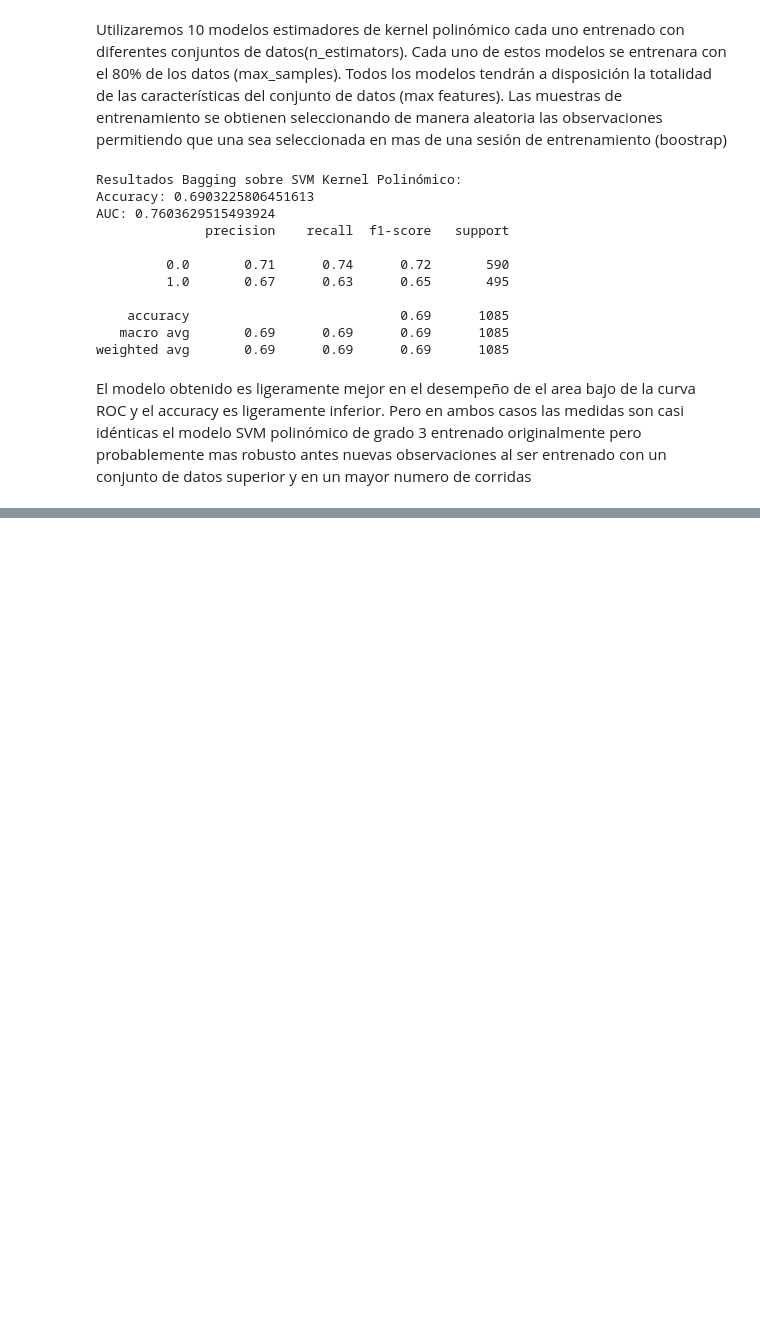
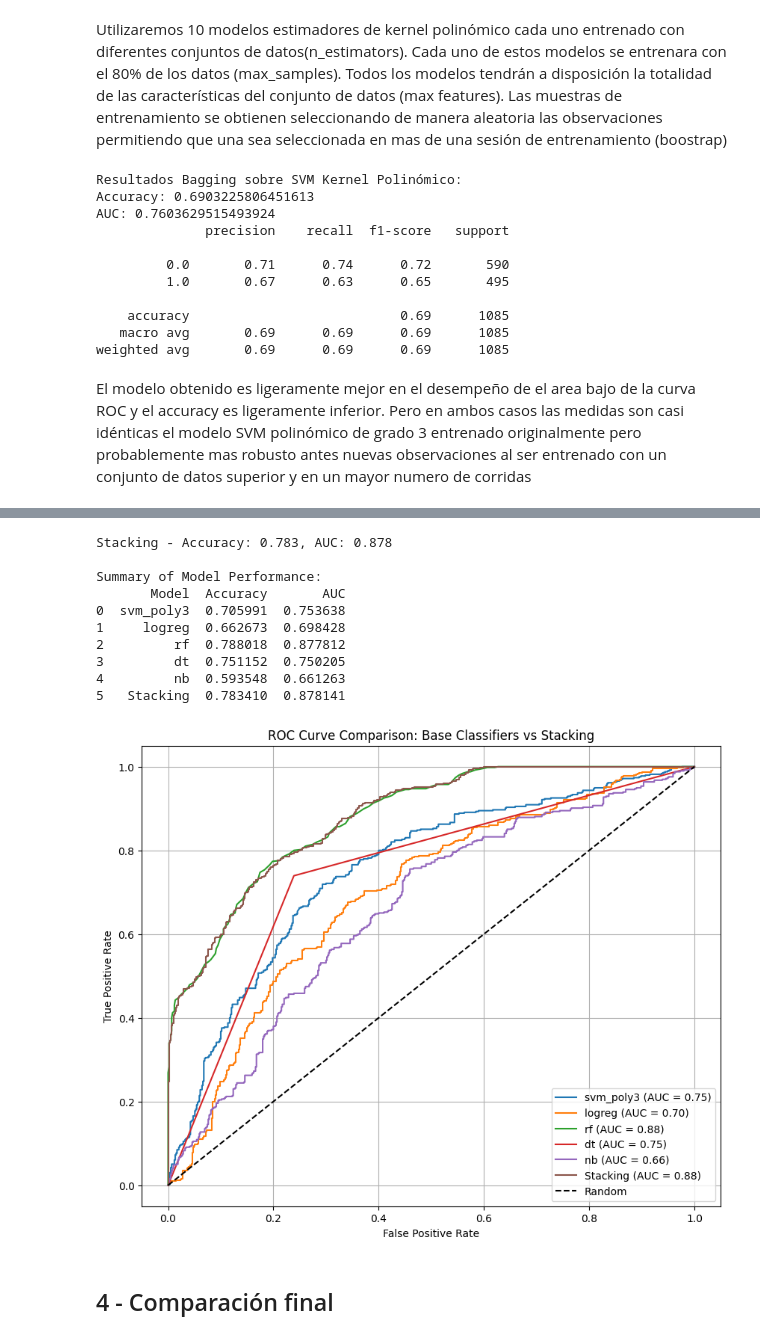
Before and after one commit to PabloPaezSheridan/BinaryClasifficationRNN, a Jupyter notebook: Solution/BinaryClassificationCarPainting.ipynb, the cells around one changed output, grey strips where cells are left out. Saved outputs shown, nothing was run; the diff lists cells and outputs as text; code cells hidden in the pictures; blank space fills up the shorter version.

Commit message:
Mejoras generales y stacking impementado

```diff
--- a/Solution/BinaryClassificationCarPainting.ipynb
+++ b/Solution/BinaryClassificationCarPainting.ipynb
@@ -393,0 +509,72 @@ El modelo obtenido es ligeramente mejor en el desempeño de el area bajo de la c
+# %%
+def CustomStackingClassifier(X_train, Y_train, X_test, Y_test):
+    estimators = [
+        ('svm_poly3', SVC(kernel='poly', degree=3, C=2, probability=True, random_state=12345)),
+        ('logreg', LogisticRegression(max_iter=1000, random_state=12345)),
+        ('rf', RandomForestClassifier(n_estimators=100, random_state=12345)),
+        ('dt', DecisionTreeClassifier(random_state=12345)),
+        ('nb', GaussianNB())
+    ]
+
+    results = []
+    roc_curves = {}
+
+    for name, model in estimators:
+        model.fit(X_train, Y_train)
+        y_pred = model.predict(X_test)
+        y_proba = model.predict_proba(X_test)[:, 1]
+        acc = accuracy_score(Y_test, y_pred)
+        auc = roc_auc_score(Y_test, y_proba)
+        results.append({'Model': name, 'Accuracy': acc, 'AUC': auc})
+        fpr, tpr, _ = roc_curve(Y_test, y_proba)
+        roc_curves[name] = (fpr, tpr)
+
+    stacking_clf = StackingClassifier(
+        estimators=estimators,
+        final_estimator=LogisticRegression(max_iter=1000, random_state=12345),
+        cv=5,
+        passthrough=False,
+        stack_method='auto'
+    )
+    stacking_clf.fit(X_train, Y_train)
+    y_pred_stack = stacking_clf.predict(X_test)
+    y_proba_stack = stacking_clf.predict_proba(X_test)[:, 1]
+    acc_stack = accuracy_score(Y_test, y_pred_stack)
+    auc_stack = roc_auc_score(Y_test, y_proba_stack)
+    results.append({'Model': 'Stacking', 'Accuracy': acc_stack, 'AUC': auc_stack})
+    fpr_stack, tpr_stack, _ = roc_curve(Y_test, y_proba_stack)
+    roc_curves['Stacking'] = (fpr_stack, tpr_stack)
+
+    print("\nStacking - Accuracy: {:.3f}, AUC: {:.3f}".format(acc_stack, auc_stack))
+
+    results_df = pd.DataFrame(results)
+    print("\nSummary of Model Performance:")
+    print(results_df)
+
+    plt.figure(figsize=(10, 8))
+    for name, (fpr, tpr) in roc_curves.items():
+        plt.plot(fpr, tpr, label=f"{name} (AUC = {roc_auc_score(Y_test, stacking_clf.predict_proba(X_test)[:, 1]) if name == 'Stacking' else roc_auc_score(Y_test, estimators[[n for n, _ in estimators].index(name)][1].predict_proba(X_test)[:, 1]):.2f})")
+    plt.plot([0, 1], [0, 1], 'k--', label='Random')
+    plt.xlabel('False Positive Rate')
+    plt.ylabel('True Positive Rate')
+    plt.title('ROC Curve Comparison: Base Classifiers vs Stacking')
+    plt.legend(loc='lower right')
+    plt.grid(True)
+    plt.show()
+
+
+CustomStackingClassifier(X_train, Y_train, X_test, Y_test)
+# %% [output]
+Stacking - Accuracy: 0.783, AUC: 0.878
+
+Summary of Model Performance:
+       Model  Accuracy       AUC
+0  svm_poly3  0.705991  0.753638
+1     logreg  0.662673  0.698428
+2         rf  0.788018  0.877812
+3         dt  0.751152  0.750205
+4         nb  0.593548  0.661263
+5   Stacking  0.783410  0.878141
+[figure, added]
+# %% [markdown]
+## 4 - Comparación final
```
Also changed, not shown: parts of 27 cells of this notebook.
